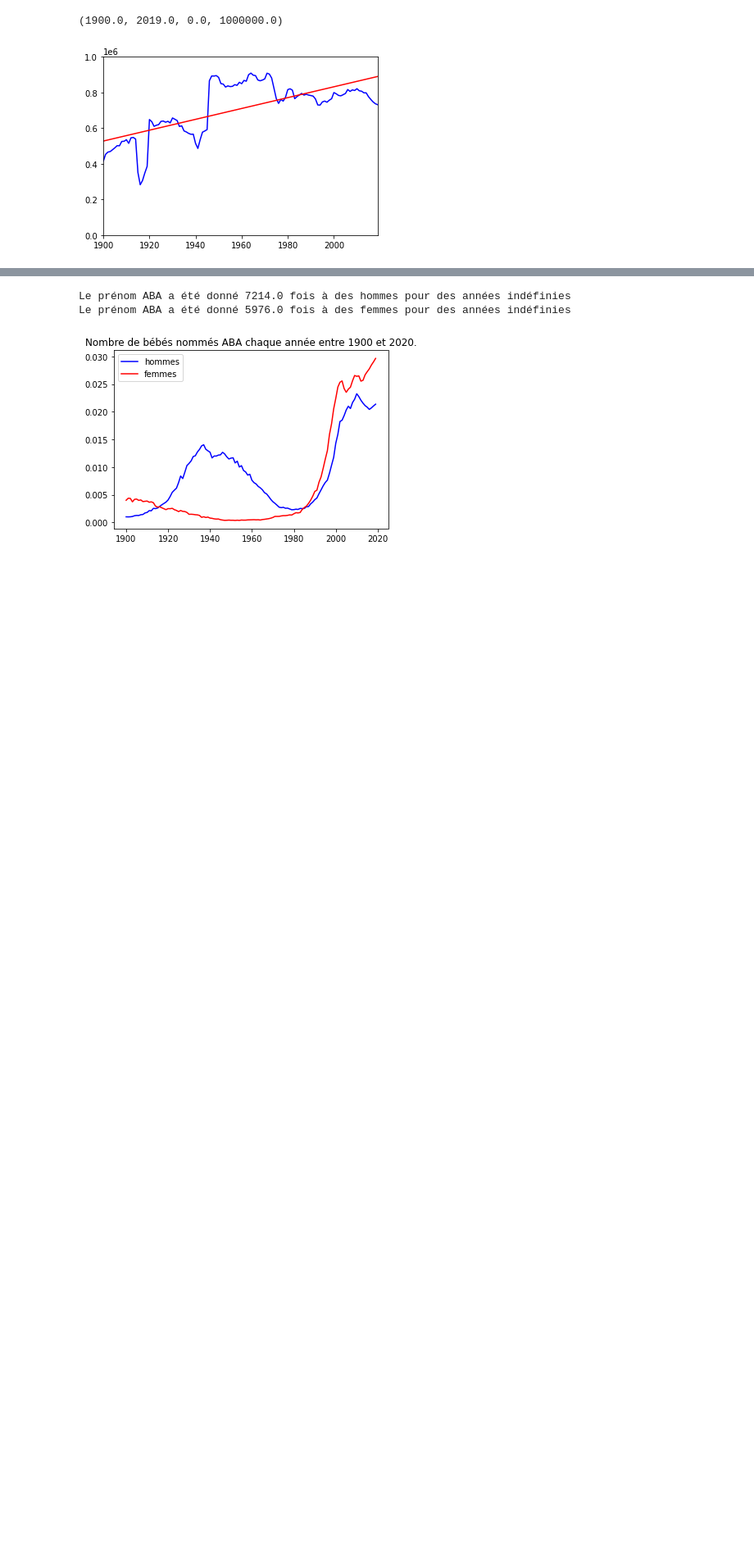
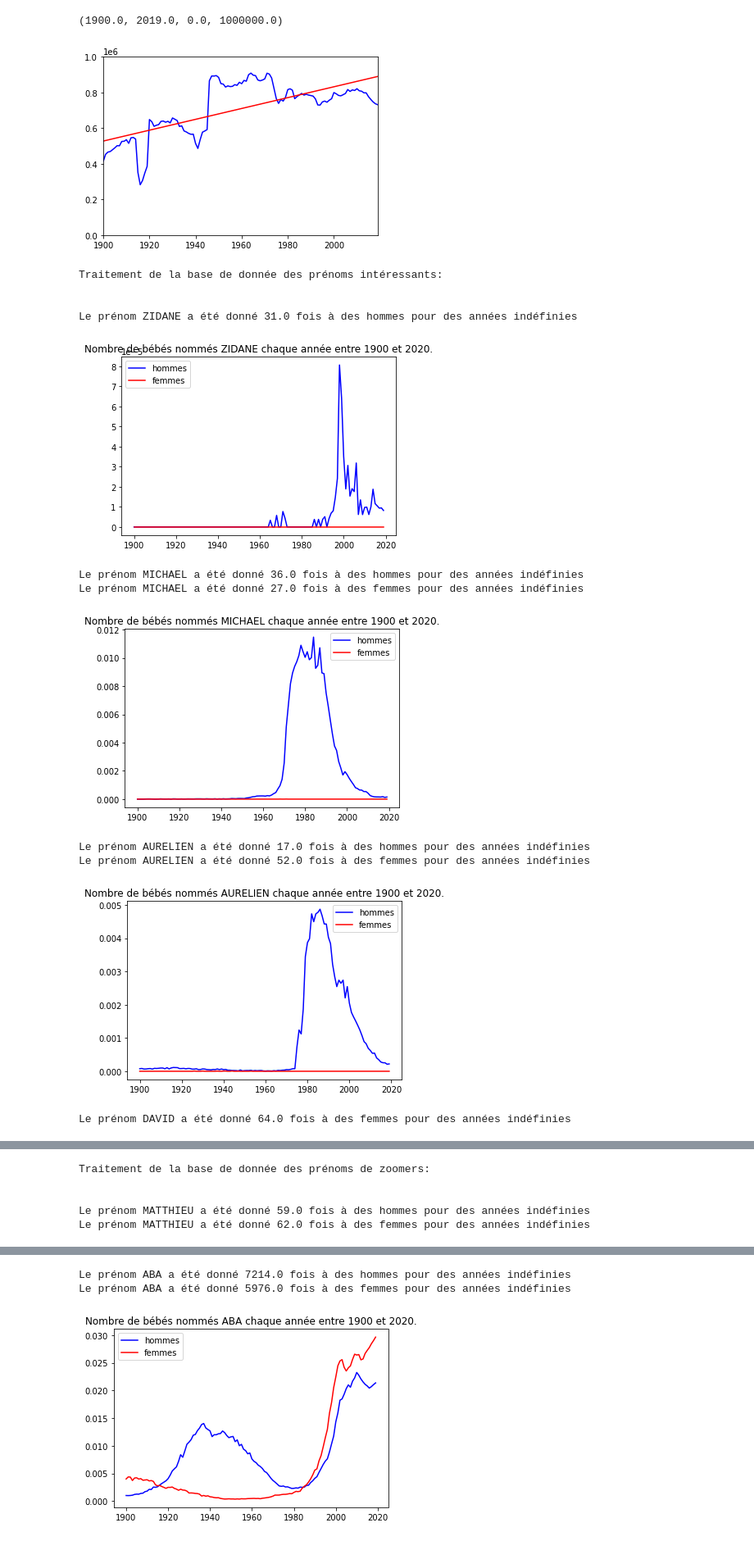
Before and after one commit to MatthieuRodet/ProjetStatistique, a Jupyter notebook: Projet.ipynb, the cells around one changed output, grey strips where cells are left out. Shown at 82% size. Cells and saved outputs as stored; diff of their text form; code cells hidden in the pictures; blank space fills up the shorter version.

```diff
--- a/Projet.ipynb
+++ b/Projet.ipynb
@@ -280,3 +296,24 @@ def plotPartByYearList(dataBase, names):
         print("Le prénom " + names[0] + " a été donné " + str(YM[-1]) + " fois à des hommes pour des années indéfinies")
     if YF[-1] != 0 :
         print("Le prénom " + names[0] + " a été donné " + str(YF[-1]) + " fois à des femmes pour des années indéfinies")
+# %%
+for i in range(len(databases)) :
+    print("Traitement de la base de donnée des prénoms " + databasesNames[i] + ":\n\n")
+    for prenom in databases[i] :
+        plotPartByYearList(prenoms, prenom)
+        plt.show()
+        print("\n")
+    print("\n\n")
+# %% [output]
+Traitement de la base de donnée des prénoms intéressants:
+
+
+Le prénom ZIDANE a été donné 31.0 fois à des hommes pour des années indéfinies
+[figure, added]
+Le prénom MICHAEL a été donné 36.0 fois à des hommes pour des années indéfinies
+Le prénom MICHAEL a été donné 27.0 fois à des femmes pour des années indéfinies
+[figure, added]
+Le prénom AURELIEN a été donné 17.0 fois à des hommes pour des années indéfinies
+Le prénom AURELIEN a été donné 52.0 fois à des femmes pour des années indéfinies
+[figure, added]
+Le prénom DAVID a été donné 64.0 fois à des femmes pour des années indéfinies
@@ -282,0 +321,5 @@ def plotPartByYearList(dataBase, names):
+Traitement de la base de donnée des prénoms de zoomers:
+
+
+Le prénom MATTHIEU a été donné 59.0 fois à des hommes pour des années indéfinies
+Le prénom MATTHIEU a été donné 62.0 fois à des femmes pour des années indéfinies
```
Also changed, not shown: parts of 3 cells of this notebook, 1 other file.
